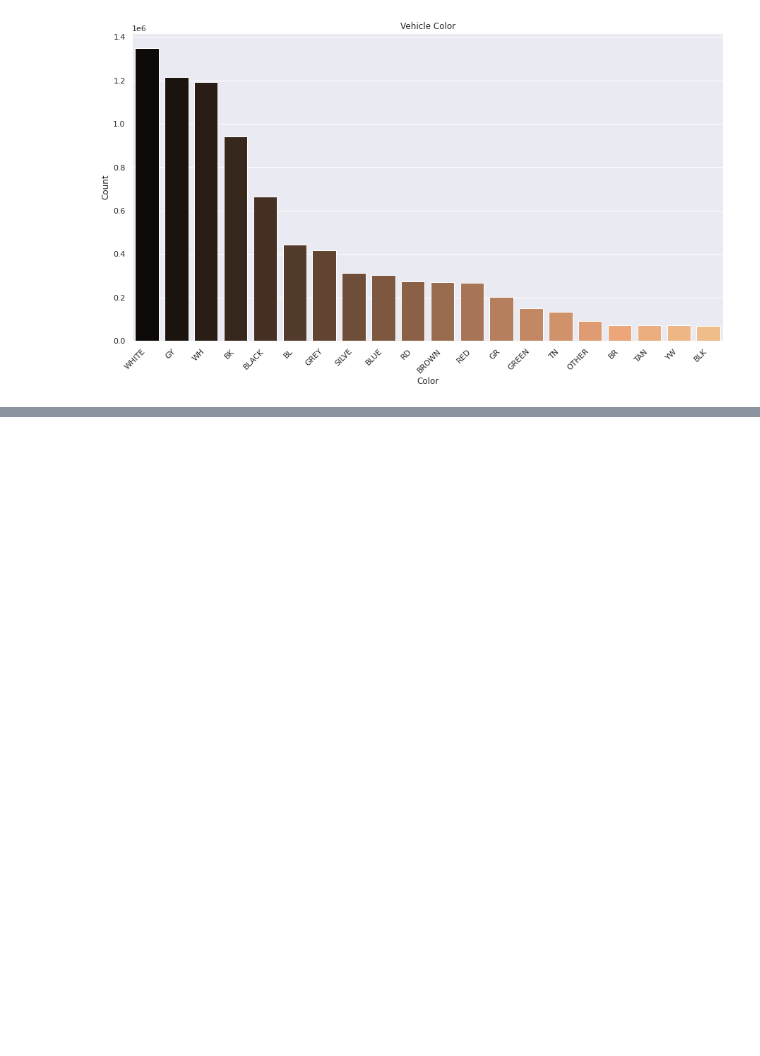
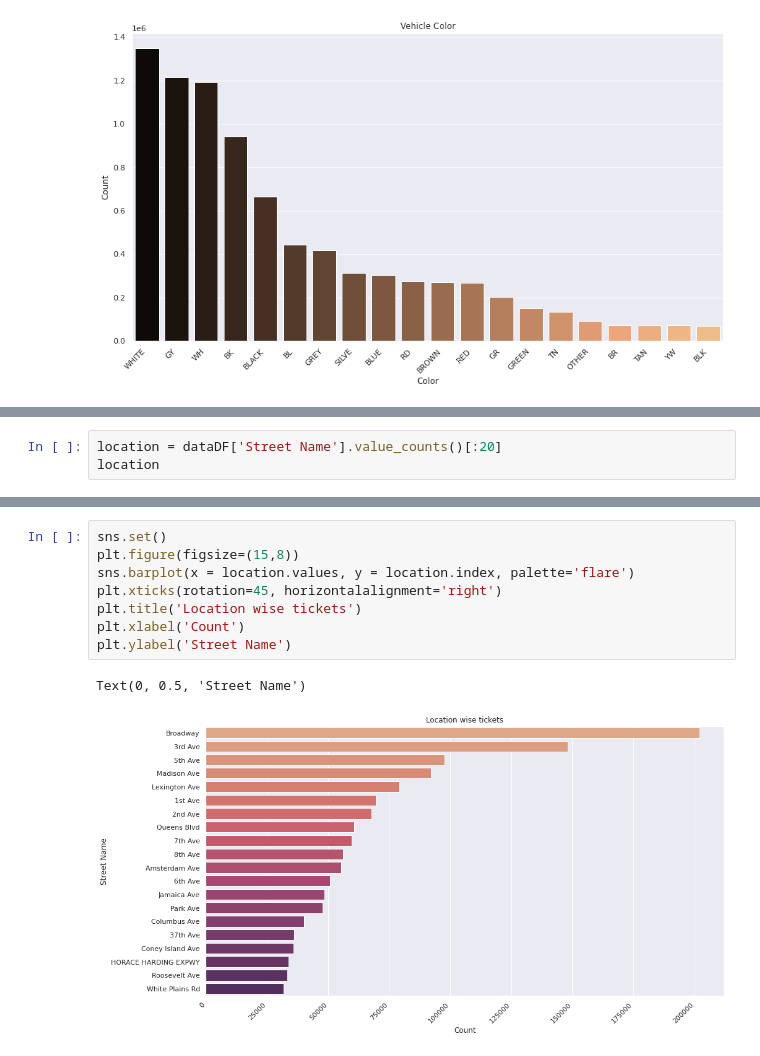
Before and after one commit to Amruta-Nadgouda/DataMiningProject, a Jupyter notebook: DM_Project_EDA.ipynb, the cells around one changed output, grey strips where cells are left out. Drawn from its saved outputs; the diff is of its cells as text; blank space fills up the shorter version.

Commit message:
Location wise charts

```diff
--- a/DM_Project_EDA.ipynb
+++ b/DM_Project_EDA.ipynb
@@ -282,0 +285,3 @@ Text(0, 0.5, 'Count')
+# %%
+location = dataDF['Street Name'].value_counts()[:20]
+location
@@ -282,0 +306,11 @@ Text(0, 0.5, 'Count')
+# %%
+sns.set()
+plt.figure(figsize=(15,8))
+sns.barplot(x = location.values, y = location.index, palette='flare')
+plt.xticks(rotation=45, horizontalalignment='right')
+plt.title('Location wise tickets')
+plt.xlabel('Count')
+plt.ylabel('Street Name')
+# %% [output]
+Text(0, 0.5, 'Street Name')
+[figure, added]
```
Also changed, not shown: parts of 2 cells of this notebook.
